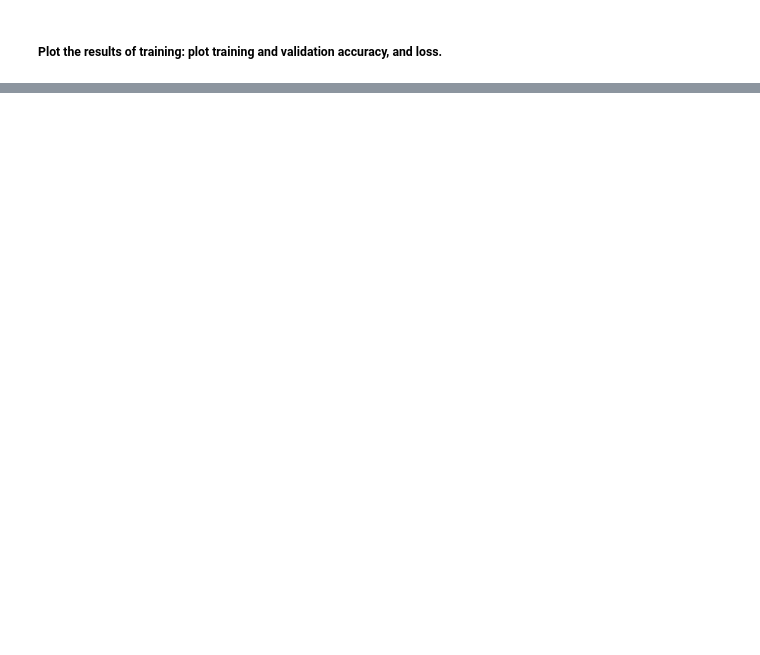
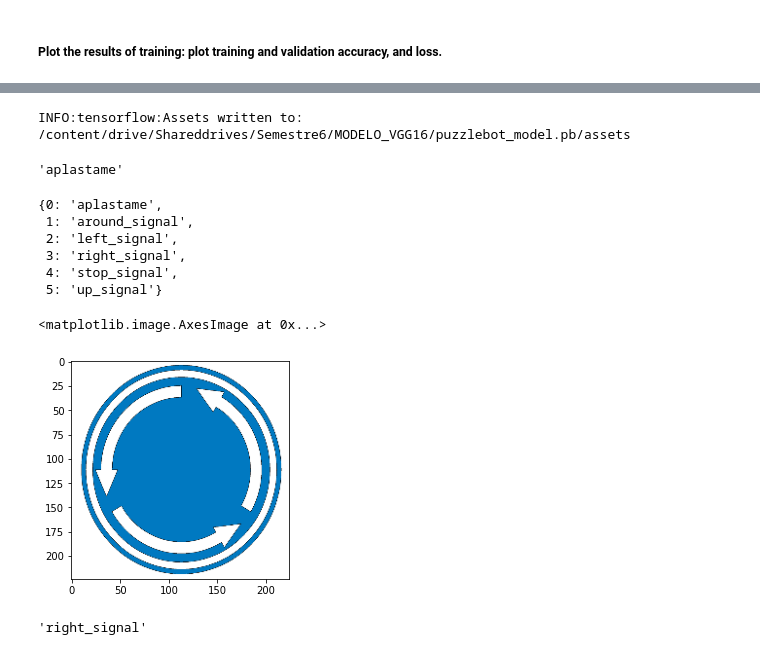
Before and after one commit to NACIONES-DESUNIDAS/PUzzlebot_Deep_Learning_Model, a Jupyter notebook: VGG16_VERSION/Project_Traffic_sign_classifier_Puzzlebot.ipynb, the cells around one changed output, grey strips where cells are left out. Cells and saved outputs as stored; diff of their text form; code cells hidden in the pictures; blank space fills up the shorter version.

```diff
--- a/VGG16_VERSION/Project_Traffic_sign_classifier_Puzzlebot.ipynb
+++ b/VGG16_VERSION/Project_Traffic_sign_classifier_Puzzlebot.ipynb
@@ -387,2 +418,6 @@ model.evaluate(testGenerator)
 # %%
 model.save(os.path.join(MODEL_SAVE_DIRECTORY,"puzzlebot_model.h5"))
+# %%
+model.save(os.path.join(MODEL_SAVE_DIRECTORY,"puzzlebot_model.pb"))
+# %% [output]
+INFO:tensorflow:Assets written to: /content/drive/Shareddrives/Semestre6/MODELO_VGG16/puzzlebot_model.pb/assets
@@ -388,0 +426,35 @@ model.save(os.path.join(MODEL_SAVE_DIRECTORY,"puzzlebot_model.h5"))
+# %%
+os.chdir(SAMPLE_IMAGES)
+NAMES = os.listdir()
+IMAGES = [cv2.imread(name) for name in NAMES]
+IMAGES = [cv2.cvtColor(img,cv2.COLOR_BGR2RGB) for img in IMAGES]
+os.chdir("/content/")
+RESIZE = [cv2.resize(img,(224,224)) for img in IMAGES]
+NORM = [img.reshape(1,224,224,3) for img in RESIZE]
+NORM = [img/255.0 for img in NORM]
+# %%
+labels = (trainGenetator.class_indices)
+labels = dict((v,k) for k,v in labels.items())
+labels[0]
+# %% [output]
+'aplastame'
+# %%
+labels
+# %% [output]
+{0: 'aplastame',
+ 1: 'around_signal',
+ 2: 'left_signal',
+ 3: 'right_signal',
+ 4: 'stop_signal',
+ 5: 'up_signal'}
+# %%
+INDEX = 2
+# %%
+plt.imshow(RESIZE[INDEX])
+# %% [output]
+<matplotlib.image.AxesImage at 0x...>
+[figure, added]
+# %%
+labels[np.argmax(model.predict(NORM[INDEX]))]
+# %% [output]
+'right_signal'
```
Also changed, not shown: parts of 16 cells of this notebook.
